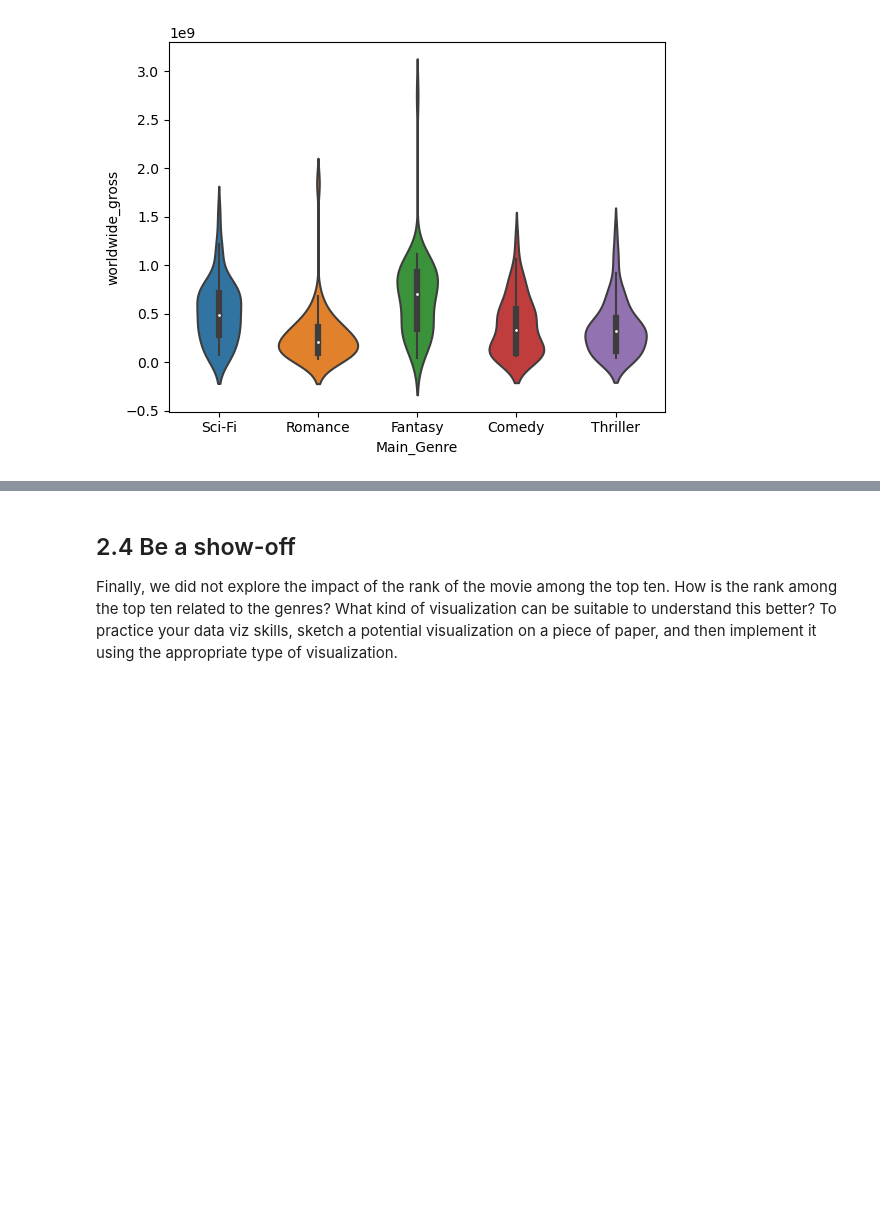
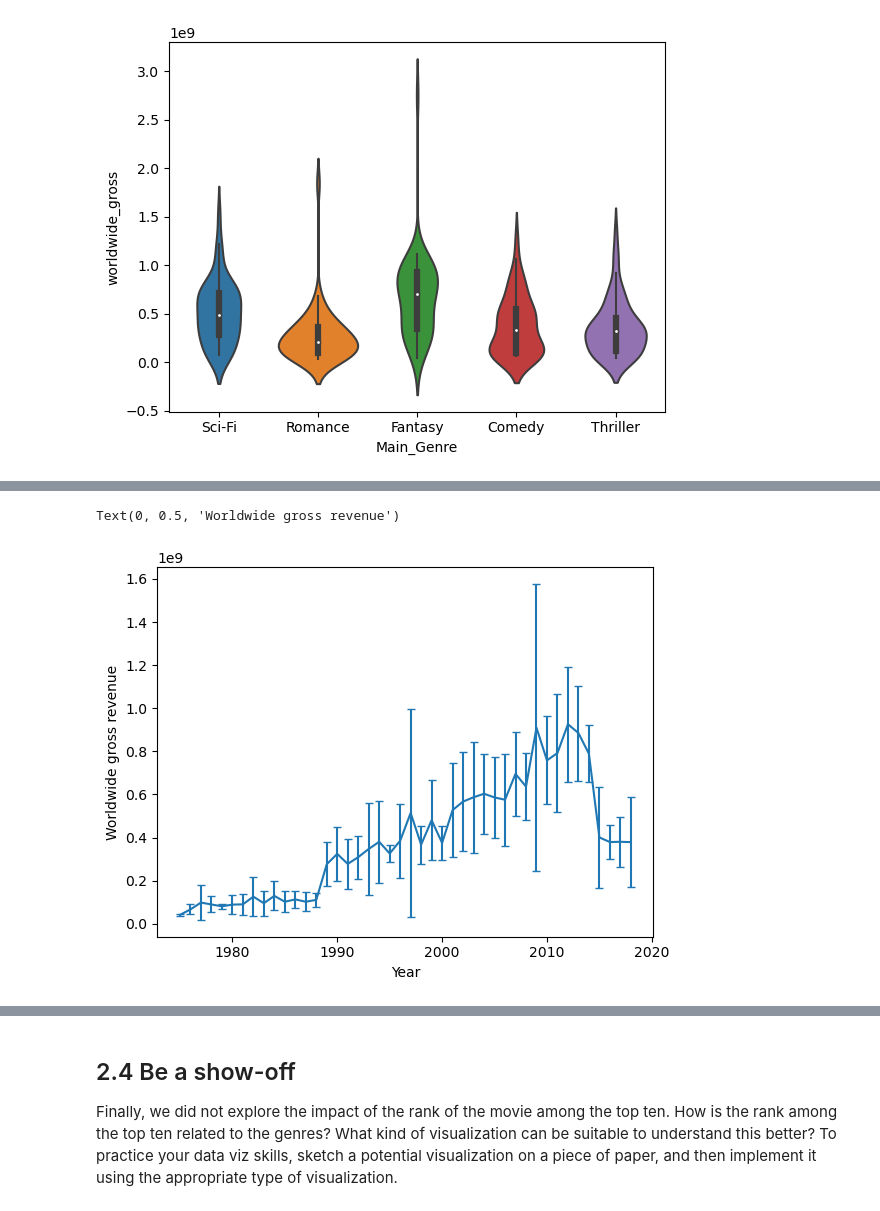
Before and after one commit to linou12/ADA23, a Jupyter notebook: Exercises/02 - Data viz and data from the web/Becoming a DataVizard exercise.ipynb, the cells around one changed output, grey strips where cells are left out. Cells and saved outputs as stored; diff of their text form; code cells hidden in the pictures; blank space fills up the shorter version.

```diff
--- a/Exercises/02 - Data viz and data from the web/Becoming a DataVizard exercise.ipynb
+++ b/Exercises/02 - Data viz and data from the web/Becoming a DataVizard exercise.ipynb
@@ -185,2 +183,12 @@ In the next three excercises, you are provided with descriptions and rough sketc
+# %%
+# Calculate yearly stats across movies here
+stats_year = movies.groupby(movies['year']).apply(lambda x : pd.Series({'average_worldwide_gross': x['worldwide_gross'].mean(),
+                                                                                                            'std_dev' : x['worldwide_gross'].std()} ))
 # %%
 # Write your code to make plot with errorbars here
+plt.errorbar(stats_year.index, stats_year.average_worldwide_gross, yerr = stats_year.std_dev, capsize=3)
+plt.xlabel('Year')
+plt.ylabel('Worldwide gross revenue')
+# %% [output]
+Text(0, 0.5, 'Worldwide gross revenue')
+[figure, added]
```
Also changed, not shown: parts of 22 cells of this notebook.
